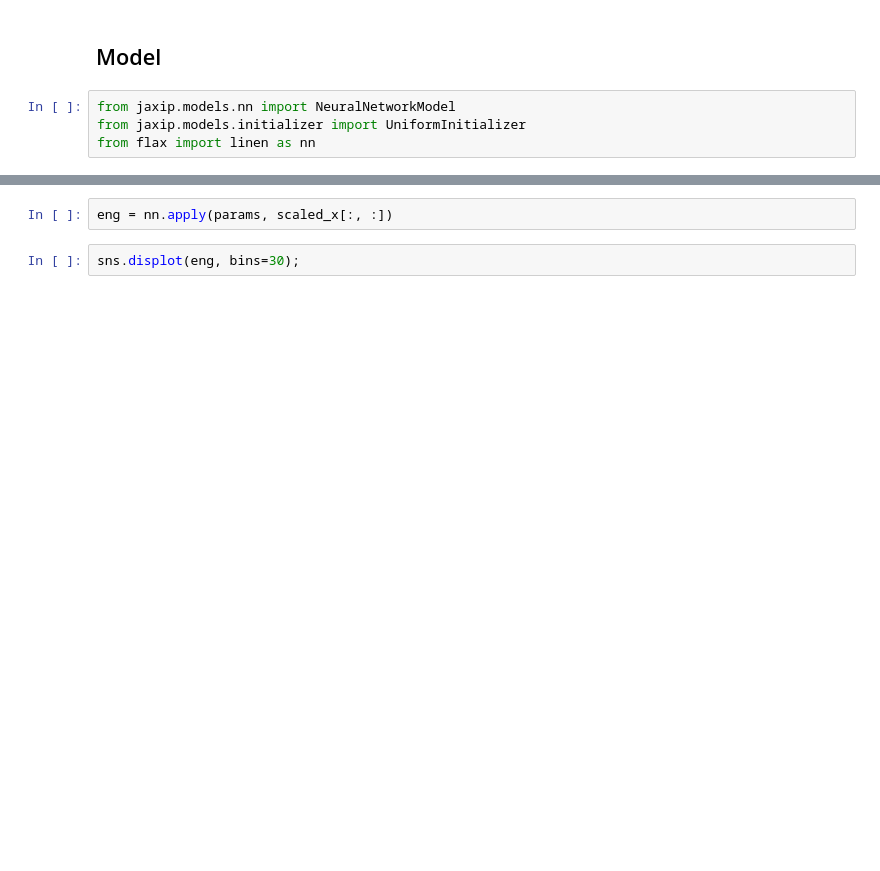
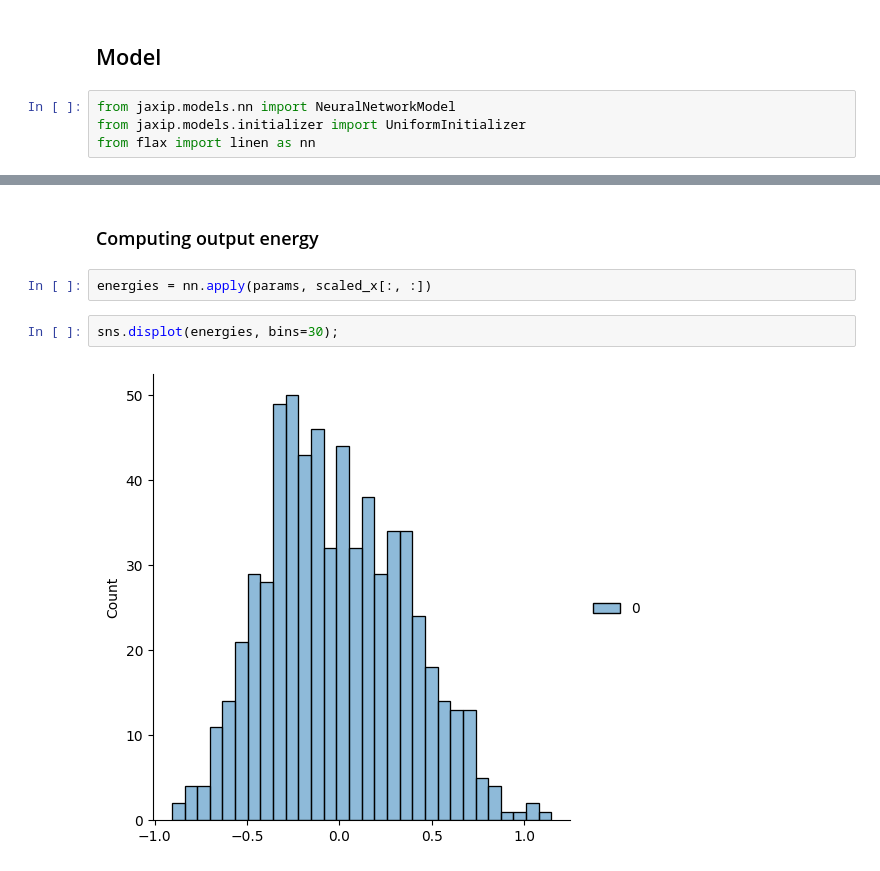
Before and after one commit to hghcomphys/pantea, a Jupyter notebook: examples/quick_start.ipynb, the cells around one changed output, grey strips where cells are left out. Cells and saved outputs as stored; diff of their text form; blank space fills up the shorter version.

```diff
--- a/examples/quick_start.ipynb
+++ b/examples/quick_start.ipynb
@@ -164,4 +225,8 @@ jax.tree_map(lambda x: x.shape, params) # Check the parameters
+# %% [markdown]
+### Computing output energy
 # %%
-eng = nn.apply(params, scaled_x[:, :])
+energies = nn.apply(params, scaled_x[:, :])
 # %%
-sns.displot(eng, bins=30);
+sns.displot(energies, bins=30);
+# %% [output]
+[figure, added]
```
Also changed, not shown: parts of 39 cells of this notebook.
